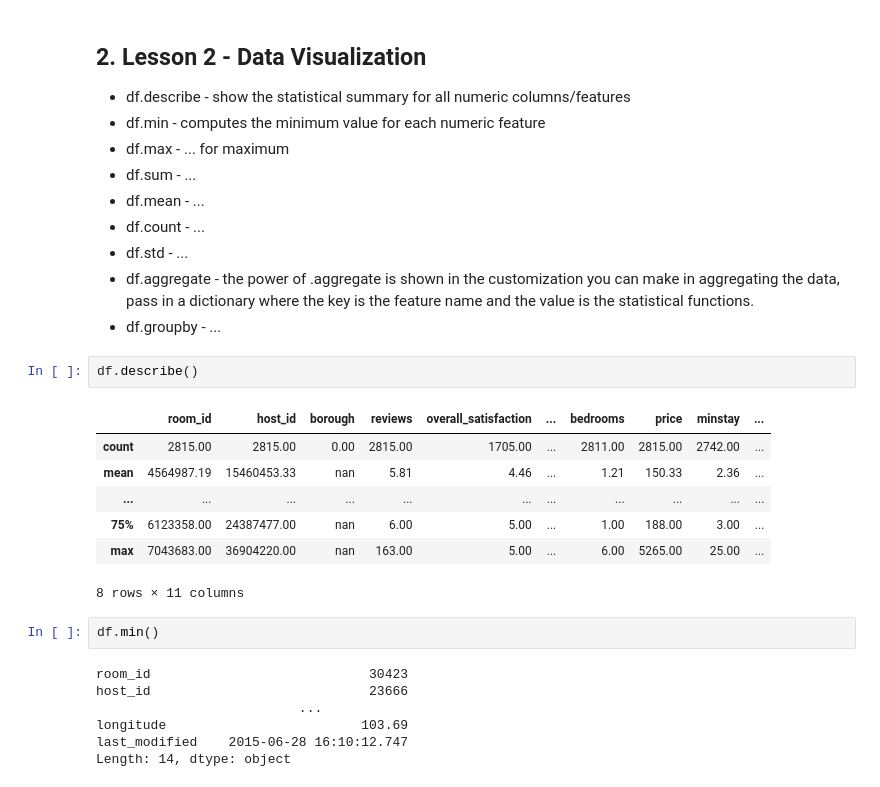
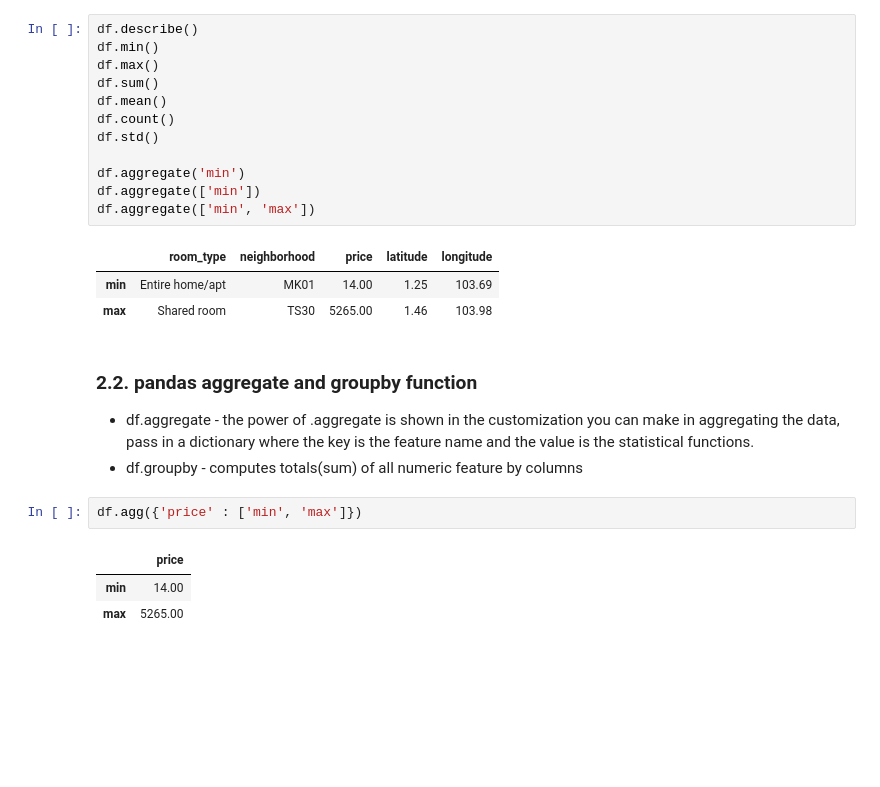
Before and after one commit to bosseeric/data-science-lesson, a Jupyter notebook: data_science_lesson.ipynb, the cells around one changed output. Cells and saved outputs as stored; diff of their text form; blank space fills up the shorter version.

Commit message:
update lesson 5 and lesson 6

```diff
--- a/data_science_lesson.ipynb
+++ b/data_science_lesson.ipynb
@@ -24,30 +102,26 @@ df = load_data()
+# %%
+df.describe()
+df.min()
+df.max()
+df.sum()
+df.mean()
+df.count()
+df.std()
+
+df.aggregate('min')
+df.aggregate(['min'])
+df.aggregate(['min', 'max'])
+# %% [output]
+|  | room_type | neighborhood | price | latitude | longitude |
+| min | Entire home/apt | MK01 | 14.00 | 1.25 | 103.69 |
+| max | Shared room | TS30 | 5265.00 | 1.46 | 103.98 |
 # %% [markdown]
-## 2. Lesson 2 - Data Visualization
- * df.describe   - show the statistical summary for all numeric columns/features
- * df.min        - computes the minimum value for each numeric feature
- * df.max        - ... for maximum
- * df.sum        - ...
- * df.mean       - ...
- * df.count      - ...
- * df.std        - ...
+### 2.2. pandas aggregate and groupby function
  * df.aggregate  - the power of .aggregate is shown in the customization you can make in aggregating the data, pass in a dictionary where the key is the feature name and the value is the statistical functions.
- * df.groupby    - ...
+ * df.groupby    - computes totals(sum) of all numeric feature by columns
-# %%
-df.describe()
-# %% [output]
-|  | room_id | host_id | borough | reviews | overall_satisfaction | ... | bedrooms | price | minstay | ... |
-| count | 2815.00 | 2815.00 | 0.00 | 2815.00 | 1705.00 | ... | 2811.00 | 2815.00 | 2742.00 | ... |
-| mean | 4564987.19 | 15460453.33 | nan | 5.81 | 4.46 | ... | 1.21 | 150.33 | 2.36 | ... |
-| ... | ... | ... | ... | ... | ... | ... | ... | ... | ... | ... |
-| 75% | 6123358.00 | 24387477.00 | nan | 6.00 | 5.00 | ... | 1.00 | 188.00 | 3.00 | ... |
-| max | 7043683.00 | 36904220.00 | nan | 163.00 | 5.00 | ... | 6.00 | 5265.00 | 25.00 | ... |
-8 rows × 11 columns
 # %%
-df.min()
+df.agg({'price' : ['min', 'max']})
 # %% [output]
-room_id                            30423
-host_id                            23666
-                          ...
-longitude                         103.69
-last_modified    2015-06-28 16:10:12.747
-Length: 14, dtype: object
+|  | price |
+| min | 14.00 |
+| max | 5265.00 |
```
Also changed, not shown: parts of 55 cells of this notebook.
